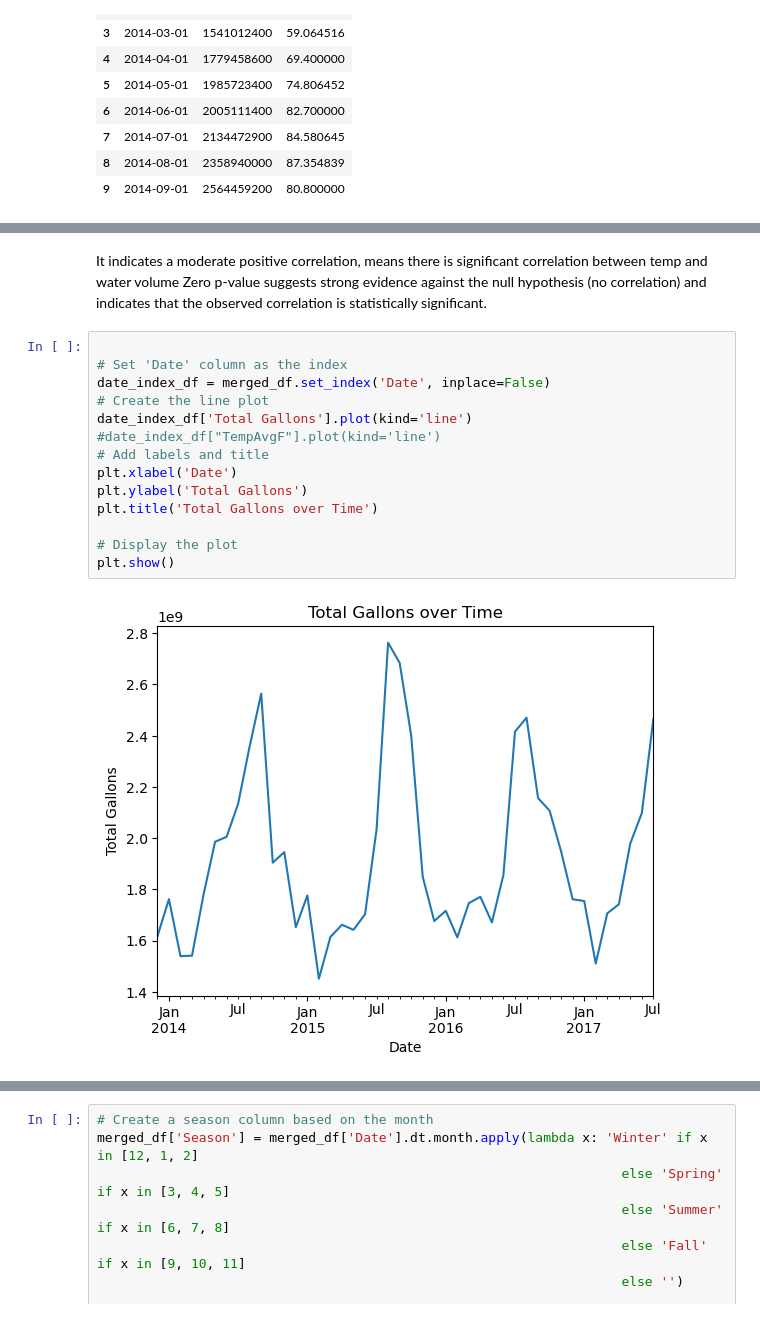
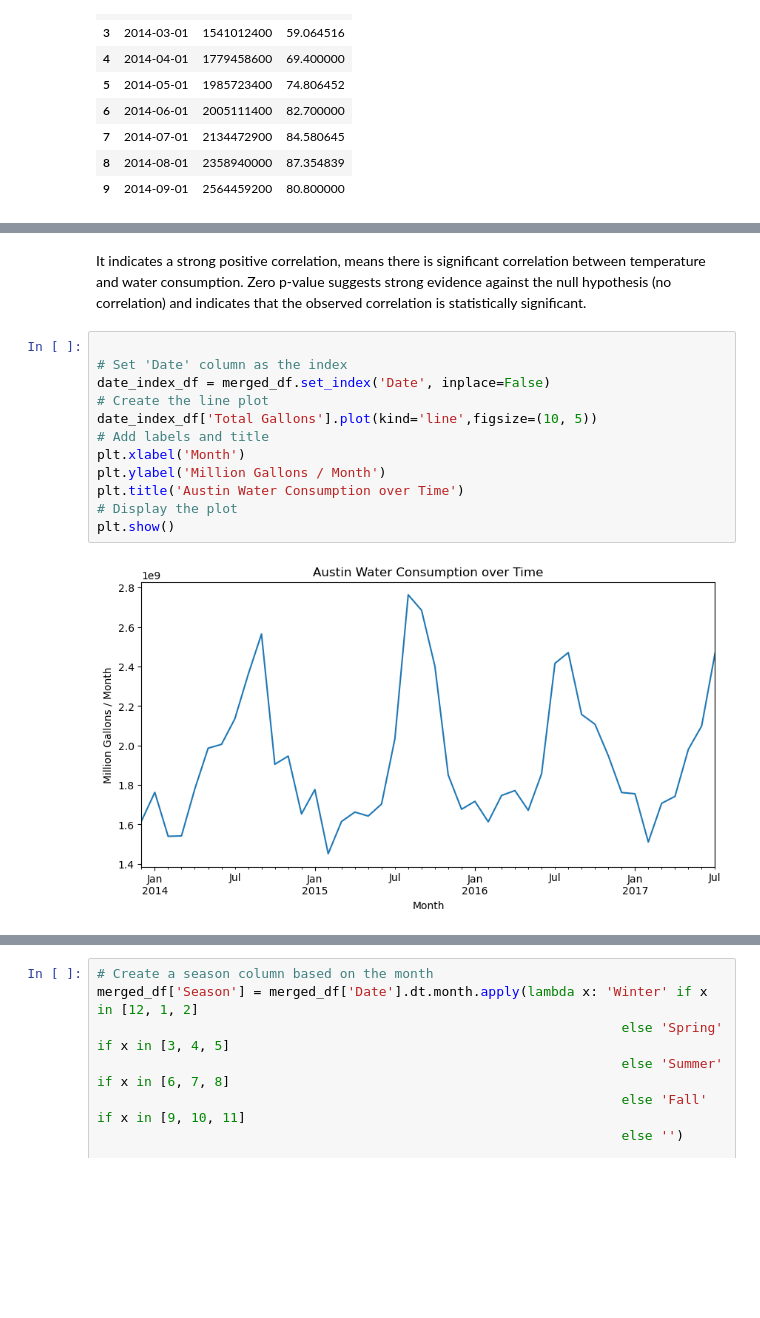
Before and after one commit to kadyepley/project-one, a Jupyter notebook: Austin_Weather_Water/austin_weather_water.ipynb, the cells around one changed output, grey strips where cells are left out. Saved outputs shown, nothing was run; the diff lists cells and outputs as text; blank space fills up the shorter version.

Commit message:
more plots

```diff
--- a/Austin_Weather_Water/austin_weather_water.ipynb
+++ b/Austin_Weather_Water/austin_weather_water.ipynb
@@ -148,20 +146,18 @@ p_value: 0.00000
 # %% [markdown]
-It indicates a moderate positive correlation, means there is significant correlation between temp and water volume
+It indicates a strong positive correlation, means there is significant correlation between temperature and water consumption.
 Zero p-value suggests strong evidence against the null hypothesis (no correlation) and indicates that the observed correlation is statistically significant.
 # %%
 
 # Set 'Date' column as the index
 date_index_df = merged_df.set_index('Date', inplace=False)
 # Create the line plot
-date_index_df['Total Gallons'].plot(kind='line')
-#date_index_df["TempAvgF"].plot(kind='line')
+date_index_df['Total Gallons'].plot(kind='line',figsize=(10, 5))
 # Add labels and title
-plt.xlabel('Date')
-plt.ylabel('Total Gallons')
-plt.title('Total Gallons over Time')
-
+plt.xlabel('Month')
+plt.ylabel('Million Gallons / Month')
+plt.title('Austin Water Consumption over Time')
 # Display the plot
 plt.show()
 # %% [output]
-[figure, old version]
+[figure, new version]
 # %%
```
Also changed, not shown: parts of 8 cells of this notebook.
